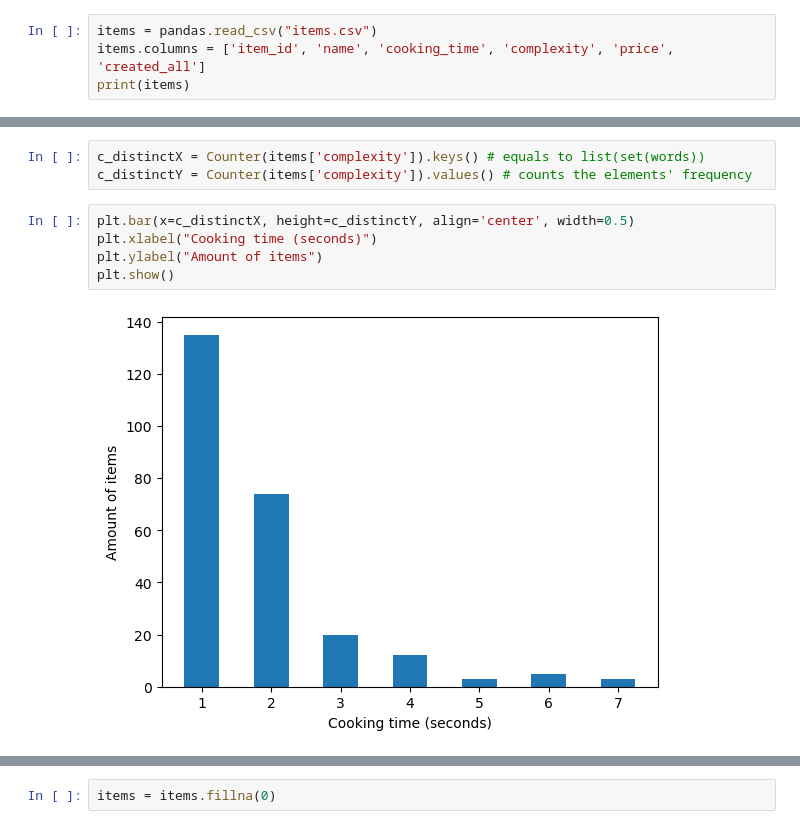
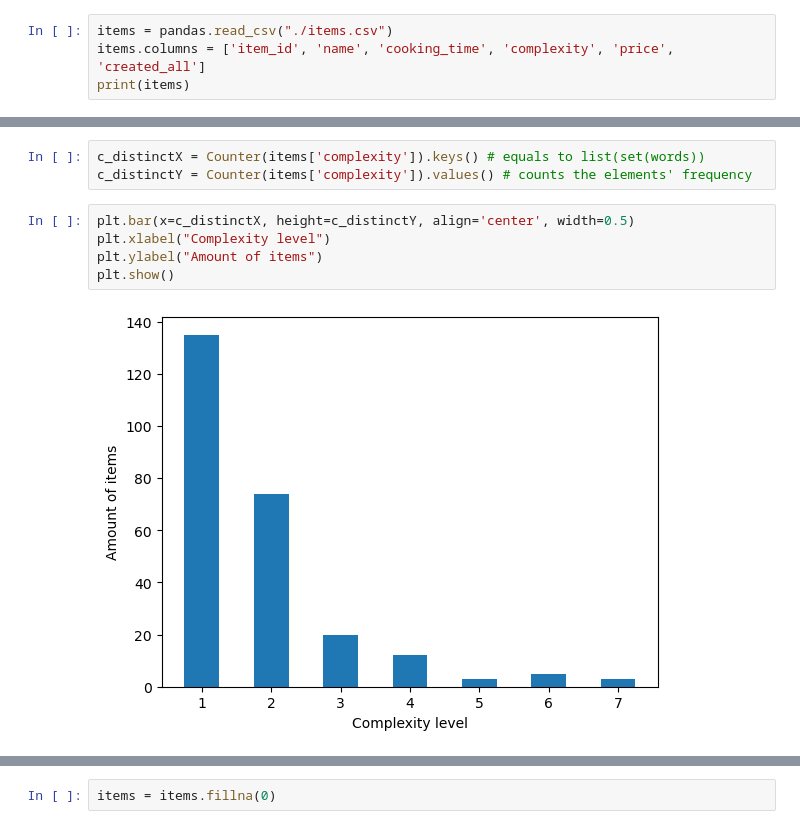
Before and after one commit to cafetaria-sleutelbos/Documents, a Jupyter notebook: Tensorflow/Items.ipynb, the cells around one changed output, grey strips where cells are left out. Drawn from its saved outputs; the diff is of its cells as text.

Commit message:
update items

```diff
--- a/Tensorflow/Items.ipynb
+++ b/Tensorflow/Items.ipynb
@@ -4,6 +6,6 @@ import matplotlib.pyplot as plt
 from collections import Counter
 # %%
-items = pandas.read_csv("items.csv")
+items = pandas.read_csv("./items.csv")
 items.columns = ['item_id', 'name', 'cooking_time', 'complexity', 'price', 'created_all']
 print(items)
 # %% [output]
@@ -51,11 +53,11 @@ c_distinctX = Counter(items['complexity']).keys() # equals to list(set(words))
 c_distinctY = Counter(items['complexity']).values() # counts the elements' frequency
 # %%
 plt.bar(x=c_distinctX, height=c_distinctY, align='center', width=0.5)
-plt.xlabel("Cooking time (seconds)")
+plt.xlabel("Complexity level")
 plt.ylabel("Amount of items")
 plt.show()
 # %% [output]
-[figure, old version]
+[figure, new version]
 # %%
 items.plot(2, 3).set(ylabel='complexity')
 # %% [output]
```
Also changed, not shown: parts of 4 cells of this notebook.
